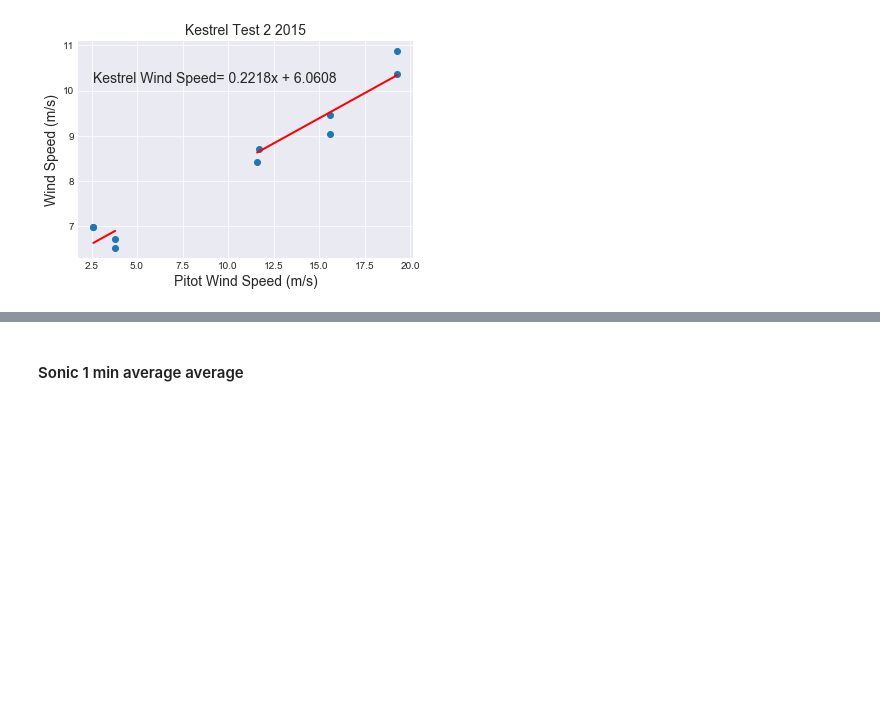
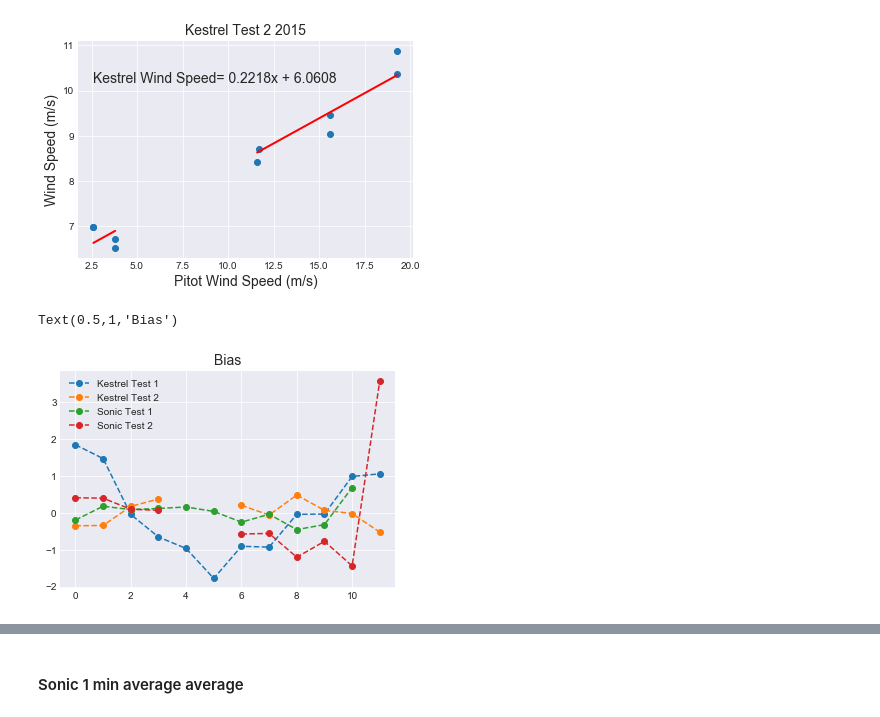
Before and after one commit to Pearl-Ayem/a303_course_work, a Jupyter notebook: Lab 8/Lab 8 analysis.ipynb, the cells around one changed output, grey strips where cells are left out. Drawn from its saved outputs; the diff is of its cells as text; code cells hidden in the pictures; blank space fills up the shorter version.

```diff
--- a/Lab 8/Lab 8 analysis.ipynb
+++ b/Lab 8/Lab 8 analysis.ipynb
@@ -243,7 +243,7 @@ c0= (-1*m)/b
 cal_eqn = 'Calibration Equation: Pitot Wind Speed = ' + str(round(c0,4))+ ' + '+str(round(c1,4))+' * Sonic Wind Speed (Test 2)'
 print(cal_eqn)
 
-bias = y2 - y
+bias_son15_2 = y2 - y
 # %% [output]
 Calibration Equation: Pitot Wind Speed = -3.2437 + 3.9527 * Sonic Wind Speed (Test 2)
 [figure]
@@ -353,7 +353,7 @@ c0= (-1*m)/b
 cal_eqn ='Calibration Equation: Pitot Wind Speed = ' + str(round(c0,4))+ ' + '+str(round(c1,4))+' * Sonic Wind Speed (Test 1)'
 print(cal_eqn)
 
-bias = y2 - y
+bias_son15_1 = y2 - y
 # %% [output]
 Calibration Equation: Pitot Wind Speed = -2.5388 + 2.7677 * Sonic Wind Speed (Test 1)
 [figure]
@@ -445,7 +445,7 @@ c0= (-1*m)/b
 cal_eqn ='Calibration Equation: Pitot Wind Speed = ' + str(round(c0,4))+ ' + '+str(round(c1,4))+' * Kestrel Wind Speed (Test 1)'
 print(cal_eqn)
 
-bias = y2 - y
+bias_kes15_1 = y2 - y
 # %% [output]
 Calibration Equation: Pitot Wind Speed = -0.069 + 0.2614 * Kestrel Wind Speed (Test 1)
 [figure]
@@ -532,7 +532,17 @@ c0= (-1*m)/b
 
 cal_eqn ='Calibration Equation: Pitot Wind Speed = ' + str(round(c0,4))+ ' + '+str(round(c1,4))+' * Kestrel Wind Speed (Test 2)'
 print(cal_eqn)
-bias = y2 - y
+bias_kes15_2 = y2 - y
 # %% [output]
 Calibration Equation: Pitot Wind Speed = -0.0366 + 0.165 * Kestrel Wind Speed (Test 2)
 [figure]
+# %%
+plt.plot(bias_kes15_1,'--o')
+plt.plot(bias_kes15_2,'--o')
+plt.plot(bias_son15_1,'--o')
+plt.plot(bias_son15_2,'--o')
+plt.legend(['Kestrel Test 1','Kestrel Test 2','Sonic Test 1','Sonic Test 2'])
+plt.title("Bias",fontsize=14)
+# %% [output]
+Text(0.5,1,'Bias')
+[figure, added]
```
Also changed, not shown: parts of 2 cells of this notebook, 8 other files.
